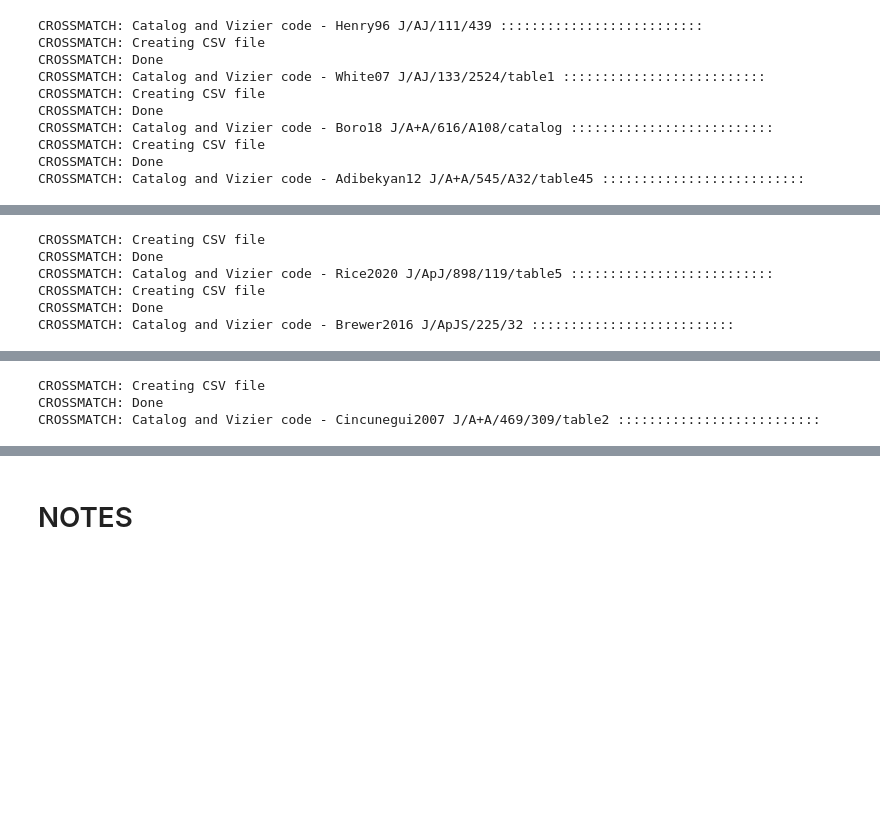
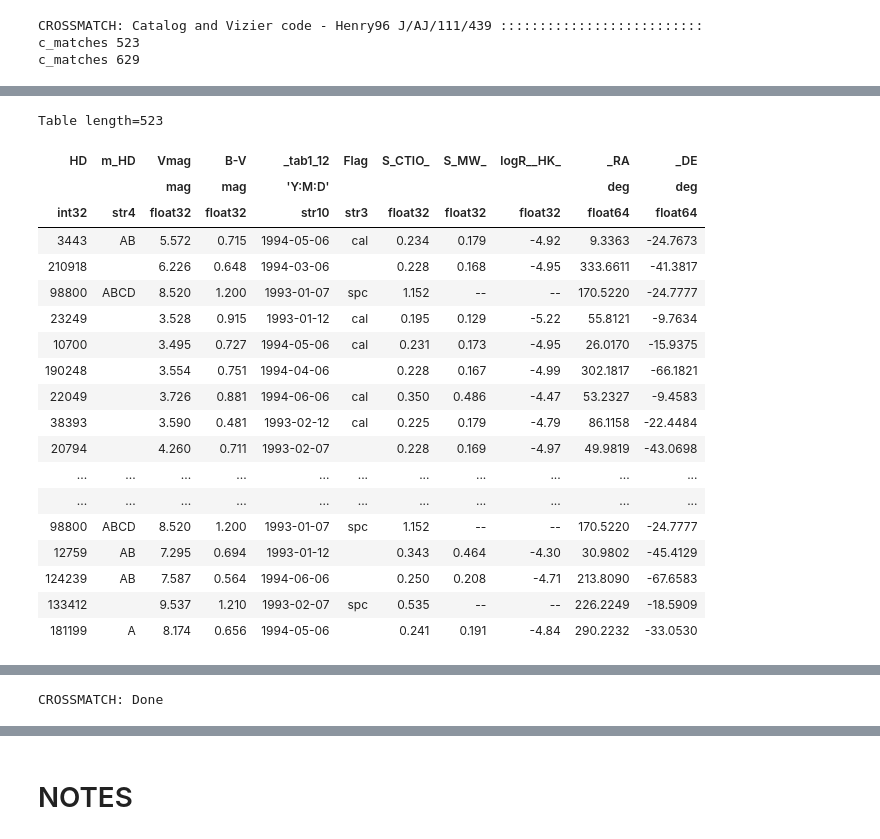
Before and after one commit to astrosebas/HWO, a Jupyter notebook: HWO_crossmatches_Sebastian/20241111.HWO.Vizier.Match.ipynb, the cells around one changed output, grey strips where cells are left out. Drawn from its saved outputs; the diff is of its cells as text; code cells hidden in the pictures; blank space fills up the shorter version.

Commit message:
Matching problem fixed - Astropy Tables vs Pandas Dataframes

```diff
--- a/HWO_crossmatches_Sebastian/20241111.HWO.Vizier.Match.ipynb
+++ b/HWO_crossmatches_Sebastian/20241111.HWO.Vizier.Match.ipynb
@@ -24,16 +24,20 @@ plt.style.use('seaborn-colorblind') # Color blind friendly palette
 # Load the HWO catalog data from CSV (consider using absolute path or config for portability)
 df_HWO = pd.read_csv('HPICv1.0/full_HPIC.txt', sep='|')
 df_HWO = df_HWO.reset_index(drop=True)
+df_HWO.sort_values('ra')
+
 
 df_catalogs_info = pd.read_csv('act.catalogs.info.csv',comment='#').reset_index(drop=True)
+
 with open('act.catalogs.cols.json', 'r') as f:
     cols = json.load(f)
+
 # Convert dictionary to a pandas DataFrame
 # The key will be the column name, and the list will become the rows under that column
 df_cols = pd.DataFrame(dict([(k, pd.Series(v)) for k, v in cols.items()]))
-#display(df_cols)
+display(df_cols)
 
-rad_search = 2.0
+rad_search = 1.0
 
 for catalog,vizier_code in zip(df_catalogs_info['catalog'],df_catalogs_info['vizier_code']):
 
@@ -69,16 +73,22 @@ for catalog,vizier_code in zip(df_catalogs_info['catalog'],df_catalogs_info['viz
     max_sep = rad_search * u.arcsec
     # Crossmatch between HWO List (c1) and Vizier catalog (c2)
     idx, d2d, d3d = c1.match_to_catalog_sky(c2)
+    idx_, d2d_, d3d_ = c2.match_to_catalog_sky(c1)
 
     #Separation constrain condition
     sep_constraint = d2d < max_sep
+    sep_constraint_ = d2d_ < max_sep
     # Coordinate matches from the HWO list and Vizier catalog
     c_matches = c1[sep_constraint]
-    #print('c_matches',c_matches)
+    c_matches_2 = c2[sep_constraint_]
+    print('c_matches',len(c_matches))
+    print('c_matches',len(c_matches_2))
 
     # Matches from HWO list in the given Vizier catalog
+    #df_HWO_matches = df_HWO[idx[sep_constraint]]
     astab_catalog_matches = astab_catalog[idx[sep_constraint]]
-    #display("Matched entries from Vizier catalog:\n",astab_catalog_matches)
+    display("Matched entries from Vizier catalog:\n",astab_catalog_matches)
+    #display("Matched entries from DF_HWO:\n",df_HWO_matches)
 
     # HWO list's data of matched stars from the Vizier Catalog
     astab_my_matches = df_HWO[sep_constraint]
@@ -88,12 +98,29 @@ for catalog,vizier_code in zip(df_catalogs_info['catalog'],df_catalogs_info['viz
     columns = columns_serie.dropna().tolist()
     #print(type(columns))
     #print(columns)
-
+    #"""
     print("CROSSMATCH: Creating CSV file")
     table1 = df_HWO
     table2 = astab_catalog_matches[columns].to_pandas()
+    try:
+        table1.sort_values('ra')
+        table2.sort_by('RAJ2000')
+    except:
+        table1.sort_values('ra')
+        table2.sort_values('_RA')
+        #table1 = Table.from_pandas(df_HWO)
+    #table2 = astab_catalog_matches[columns]#.to_pandas()
+    #from astropy.table import vstack
+    display(table1)
+    display(table2)
+
+    #print(vstack([table1, table2], join_type='inner'))
     merged_df = pd.merge(table1, table2, left_index=True, right_index=True)
-    merged_df.to_csv('20241113.HWO.'+catalog+'.merge.csv',index=False)
+    #display(merged_df)
+    merged_df.to_csv('20241216.HWO.'+catalog+'.merge.csv',index=False)
+
+    #"""
     print("CROSSMATCH: Done")
-    #sys.exit()
+
+    sys.exit()
 # %% [output]
@@ -100,10 +141,3 @@ for catalog,vizier_code in zip(df_catalogs_info['catalog'],df_catalogs_info['viz
 CROSSMATCH: Catalog and Vizier code - Henry96 J/AJ/111/439 ::::::::::::::::::::::::::
-CROSSMATCH: Creating CSV file
-CROSSMATCH: Done
-CROSSMATCH: Catalog and Vizier code - White07 J/AJ/133/2524/table1 ::::::::::::::::::::::::::
-CROSSMATCH: Creating CSV file
-CROSSMATCH: Done
-CROSSMATCH: Catalog and Vizier code - Boro18 J/A+A/616/A108/catalog ::::::::::::::::::::::::::
-CROSSMATCH: Creating CSV file
-CROSSMATCH: Done
-CROSSMATCH: Catalog and Vizier code - Adibekyan12 J/A+A/545/A32/table45 ::::::::::::::::::::::::::
+c_matches 523
+c_matches 629
@@ -111,6 +145,20 @@ WARNING: UnitsWarning: Unit 'Sun' not supported by the VOUnit standard. Did you
-CROSSMATCH: Creating CSV file
-CROSSMATCH: Done
-CROSSMATCH: Catalog and Vizier code - Rice2020 J/ApJ/898/119/table5 ::::::::::::::::::::::::::
-CROSSMATCH: Creating CSV file
-CROSSMATCH: Done
-CROSSMATCH: Catalog and Vizier code - Brewer2016 J/ApJS/225/32 ::::::::::::::::::::::::::
+Table length=523
+| HD | m_HD | Vmag | B-V | _tab1_12 | Flag | S_CTIO_ | S_MW_ | logR__HK_ | _RA | _DE |
+|  |  | mag | mag | 'Y:M:D' |  |  |  |  | deg | deg |
+| int32 | str4 | float32 | float32 | str10 | str3 | float32 | float32 | float32 | float64 | float64 |
+| 3443 | AB | 5.572 | 0.715 | 1994-05-06 | cal | 0.234 | 0.179 | -4.92 | 9.3363 | -24.7673 |
+| 210918 |  | 6.226 | 0.648 | 1994-03-06 |  | 0.228 | 0.168 | -4.95 | 333.6611 | -41.3817 |
+| 98800 | ABCD | 8.520 | 1.200 | 1993-01-07 | spc | 1.152 | -- | -- | 170.5220 | -24.7777 |
+| 23249 |  | 3.528 | 0.915 | 1993-01-12 | cal | 0.195 | 0.129 | -5.22 | 55.8121 | -9.7634 |
+| 10700 |  | 3.495 | 0.727 | 1994-05-06 | cal | 0.231 | 0.173 | -4.95 | 26.0170 | -15.9375 |
+| 190248 |  | 3.554 | 0.751 | 1994-04-06 |  | 0.228 | 0.167 | -4.99 | 302.1817 | -66.1821 |
+| 22049 |  | 3.726 | 0.881 | 1994-06-06 | cal | 0.350 | 0.486 | -4.47 | 53.2327 | -9.4583 |
+| 38393 |  | 3.590 | 0.481 | 1993-02-12 | cal | 0.225 | 0.179 | -4.79 | 86.1158 | -22.4484 |
+| 20794 |  | 4.260 | 0.711 | 1993-02-07 |  | 0.228 | 0.169 | -4.97 | 49.9819 | -43.0698 |
+| ... | ... | ... | ... | ... | ... | ... | ... | ... | ... | ... |
+| ... | ... | ... | ... | ... | ... | ... | ... | ... | ... | ... |
+| 98800 | ABCD | 8.520 | 1.200 | 1993-01-07 | spc | 1.152 | -- | -- | 170.5220 | -24.7777 |
+| 12759 | AB | 7.295 | 0.694 | 1993-01-12 |  | 0.343 | 0.464 | -4.30 | 30.9802 | -45.4129 |
+| 124239 | AB | 7.587 | 0.564 | 1994-06-06 |  | 0.250 | 0.208 | -4.71 | 213.8090 | -67.6583 |
+| 133412 |  | 9.537 | 1.210 | 1993-02-07 | spc | 0.535 | -- | -- | 226.2249 | -18.5909 |
+| 181199 | A | 8.174 | 0.656 | 1994-05-06 |  | 0.241 | 0.191 | -4.84 | 290.2232 | -33.0530 |
@@ -122,3 +192 @@ WARNING: UnitsWarning: Unit 'Sun' not supported by the VOUnit standard. Did you
-CROSSMATCH: Creating CSV file
 CROSSMATCH: Done
-CROSSMATCH: Catalog and Vizier code - Cincunegui2007 J/A+A/469/309/table2 ::::::::::::::::::::::::::
```
Also changed, not shown: parts of 13 cells of this notebook, 17 other files.
